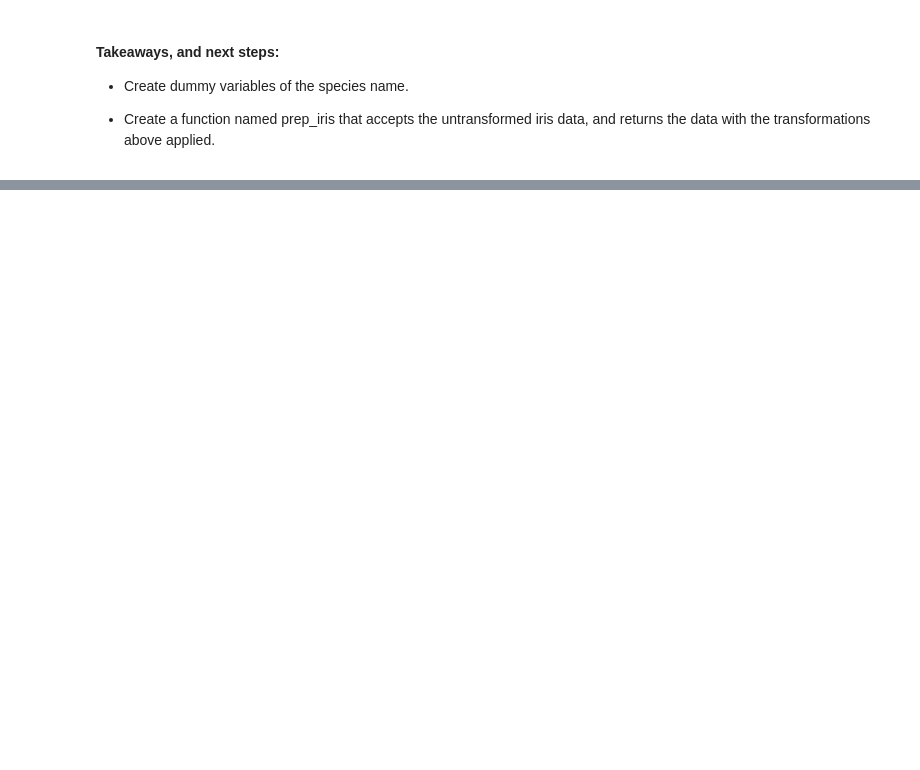
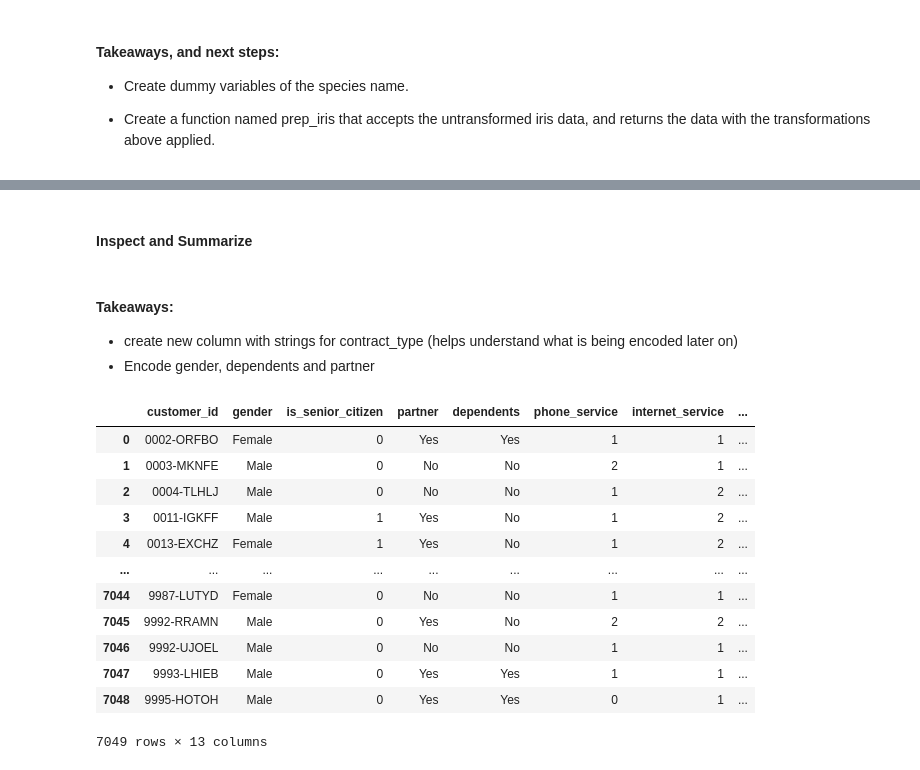
Before and after one commit to jeneyring/classification-exercises, a Jupyter notebook: classification-exercises.ipynb, the cells around one changed output, grey strips where cells are left out. Cells and saved outputs as stored; diff of their text form; code cells hidden in the pictures; blank space fills up the shorter version.

```diff
--- a/classification-exercises.ipynb
+++ b/classification-exercises.ipynb
@@ -290,0 +290,5 @@ clean_df
+# %%
+import pandas as pd
+from acquire import google_sheets
+df = google_sheets()
+df.info()
@@ -290,0 +331,24 @@ clean_df
+# %% [markdown]
+#### Inspect and Summarize
+# %% [markdown]
+#### Takeaways:
+- create new column with strings for contract_type (helps understand what is being encoded later on)
+- Encode gender, dependents and partner
+# %%
+#create new column to describe contract types
+df["contract_type"].replace({0: "month_to_month", 1: "one_year", 2: "two_years"}, inplace=True)
+df
+# %% [output]
+|  | customer_id | gender | is_senior_citizen | partner | dependents | phone_service | internet_service | ... |
+| 0 | 0002-ORFBO | Female | 0 | Yes | Yes | 1 | 1 | ... |
+| 1 | 0003-MKNFE | Male | 0 | No | No | 2 | 1 | ... |
+| 2 | 0004-TLHLJ | Male | 0 | No | No | 1 | 2 | ... |
+| 3 | 0011-IGKFF | Male | 1 | Yes | No | 1 | 2 | ... |
+| 4 | 0013-EXCHZ | Female | 1 | Yes | No | 1 | 2 | ... |
+| ... | ... | ... | ... | ... | ... | ... | ... | ... |
+| 7044 | 9987-LUTYD | Female | 0 | No | No | 1 | 1 | ... |
+| 7045 | 9992-RRAMN | Male | 0 | Yes | No | 2 | 2 | ... |
+| 7046 | 9992-UJOEL | Male | 0 | No | No | 1 | 1 | ... |
+| 7047 | 9993-LHIEB | Male | 0 | Yes | Yes | 1 | 1 | ... |
+| 7048 | 9995-HOTOH | Male | 0 | Yes | Yes | 0 | 1 | ... |
+7049 rows × 13 columns
```
Also changed, not shown: parts of 26 cells of this notebook, 1 other file.
